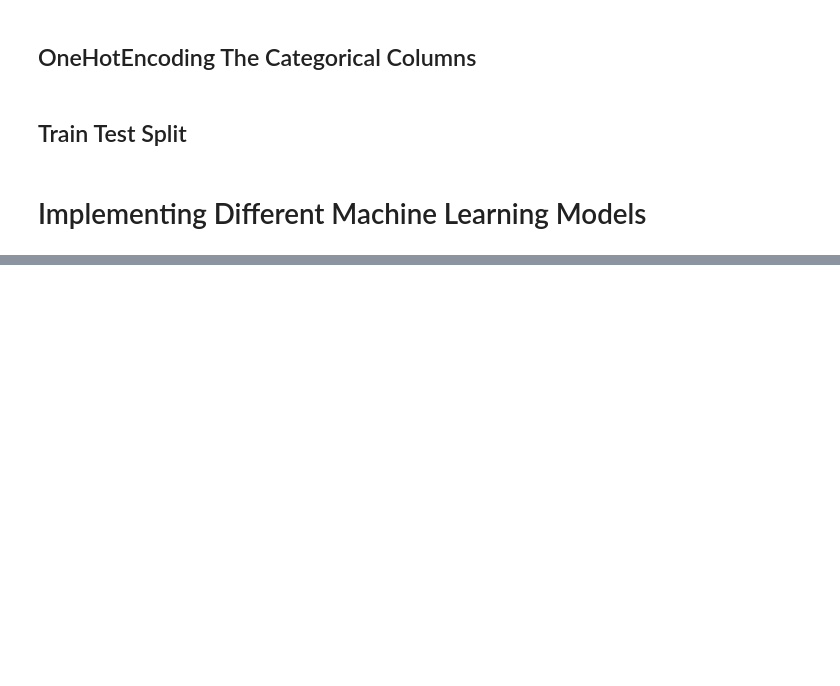
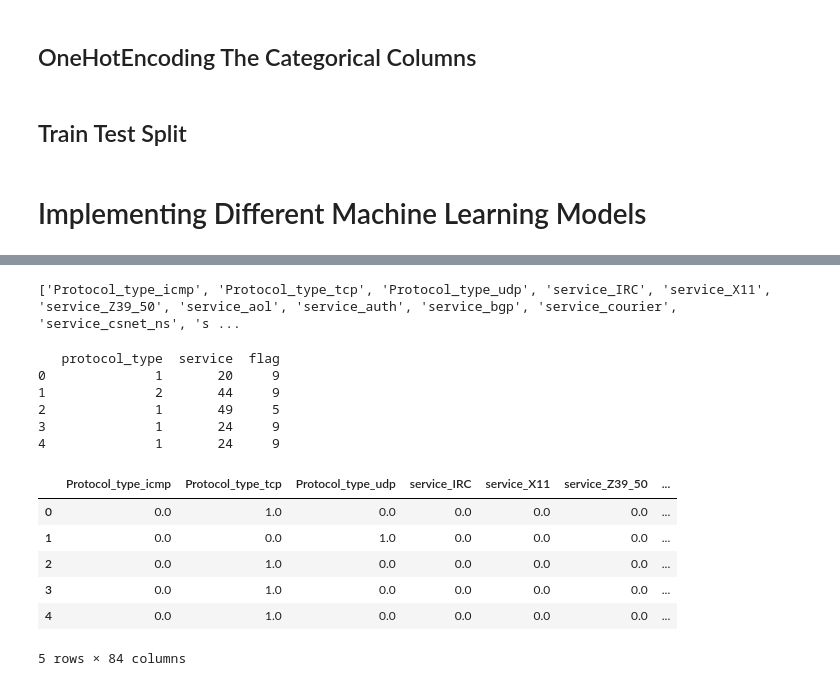
Before and after one commit to Namratha2301/IntrusionDetection, a Jupyter notebook: Intrusion Detection Using Machine Learning.ipynb, the cells around one changed output, grey strips where cells are left out. Drawn from its saved outputs; the diff is of its cells as text; code cells hidden in the pictures; blank space fills up the shorter version.

```diff
--- a/Intrusion Detection Using Machine Learning.ipynb
+++ b/Intrusion Detection Using Machine Learning.ipynb
@@ -472,0 +543,62 @@ X_train,X_test,y_train,y_test = train_test_split(scaled_X,y,random_state=10)
+# %%
+# Getting Unique Protocol_type
+
+unique_protocol=sorted(df.protocol_type.unique())
+string1 = 'Protocol_type_'
+unique_protocol2=[string1 + x for x in unique_protocol]
+
+# Getting Unique_service
+unique_service=sorted(df.service.unique())
+string2 = 'service_'
+unique_service2=[string2 + x for x in unique_service]
+
+# Getting Unique Flags
+unique_flag=sorted(df.flag.unique())
+string3 = 'flag_'
+unique_flag2=[string3 + x for x in unique_flag]
+
+# Dummy Column Headings
+dumcols=unique_protocol2 + unique_service2 + unique_flag2
+print(dumcols)
+
+# Repeating Same for Test Dataset
+unique_service_test=sorted(df_test.service.unique())
+unique_service2_test=[string2 + x for x in unique_service_test]
+testdumcols=unique_protocol2 + unique_service2_test + unique_flag2
+# %% [output]
+['Protocol_type_icmp', 'Protocol_type_tcp', 'Protocol_type_udp', 'service_IRC', 'service_X11', 'service_Z39_50', 'service_aol', 'service_auth', 'service_bgp', 'service_courier', 'service_csnet_ns', 's ...
+# %%
+# Encoding Categorical Variables
+
+df_categorical_values_enc=df_categorical_values.apply(LabelEncoder().fit_transform)
+print(df_categorical_values_enc.head())
+
+# Applying Same to Test Dataset
+testdf_categorical_values_enc=testdf_categorical_values.apply(LabelEncoder().fit_transform)
+# %% [output]
+   protocol_type  service  flag
+0              1       20     9
+1              2       44     9
+2              1       49     5
+3              1       24     9
+4              1       24     9
+# %%
+# One Hot Encoding The Columns
+
+enc = OneHotEncoder()
+df_categorical_values_encenc = enc.fit_transform(df_categorical_values_enc)
+df_cat_data = pd.DataFrame(df_categorical_values_encenc.toarray(),columns=dumcols)
+
+# Test set
+testdf_categorical_values_encenc = enc.fit_transform(testdf_categorical_values_enc)
+testdf_cat_data = pd.DataFrame(testdf_categorical_values_encenc.toarray(),columns=testdumcols)
+
+df_cat_data.head()
+# %% [output]
+|  | Protocol_type_icmp | Protocol_type_tcp | Protocol_type_udp | service_IRC | service_X11 | service_Z39_50 | ... |
+| 0 | 0.0 | 1.0 | 0.0 | 0.0 | 0.0 | 0.0 | ... |
+| 1 | 0.0 | 0.0 | 1.0 | 0.0 | 0.0 | 0.0 | ... |
+| 2 | 0.0 | 1.0 | 0.0 | 0.0 | 0.0 | 0.0 | ... |
+| 3 | 0.0 | 1.0 | 0.0 | 0.0 | 0.0 | 0.0 | ... |
+| 4 | 0.0 | 1.0 | 0.0 | 0.0 | 0.0 | 0.0 | ... |
+5 rows × 84 columns
```
Also changed, not shown: parts of 5 cells of this notebook.
